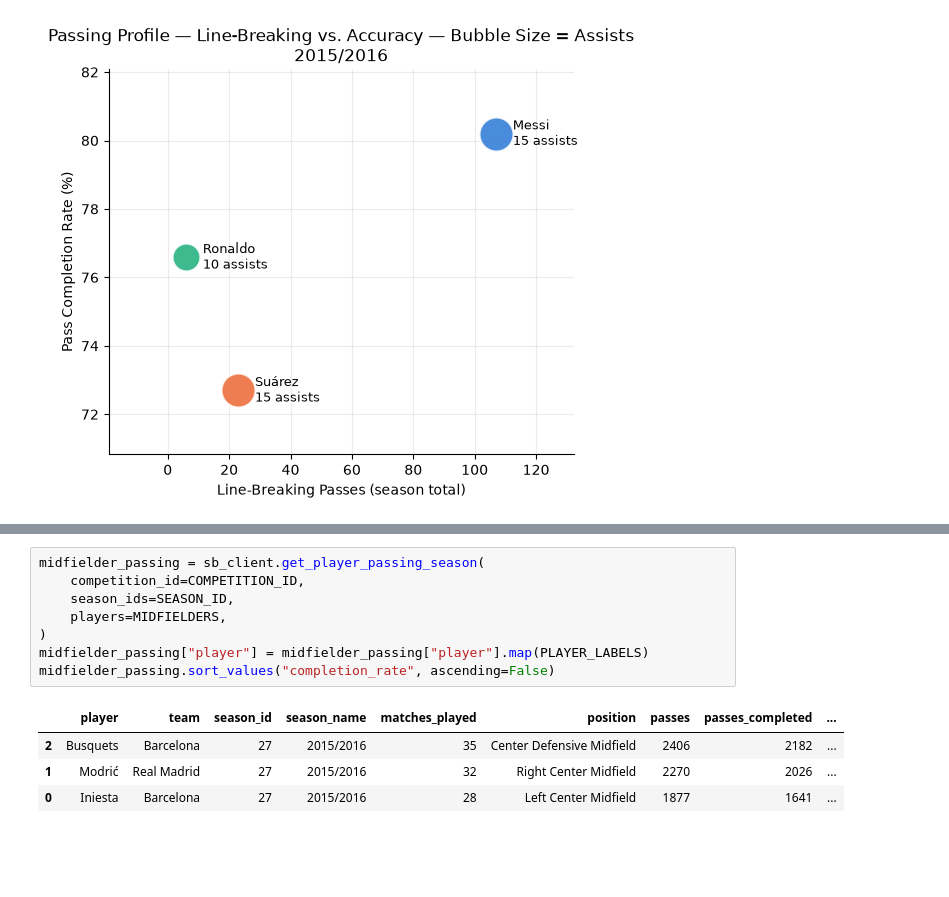
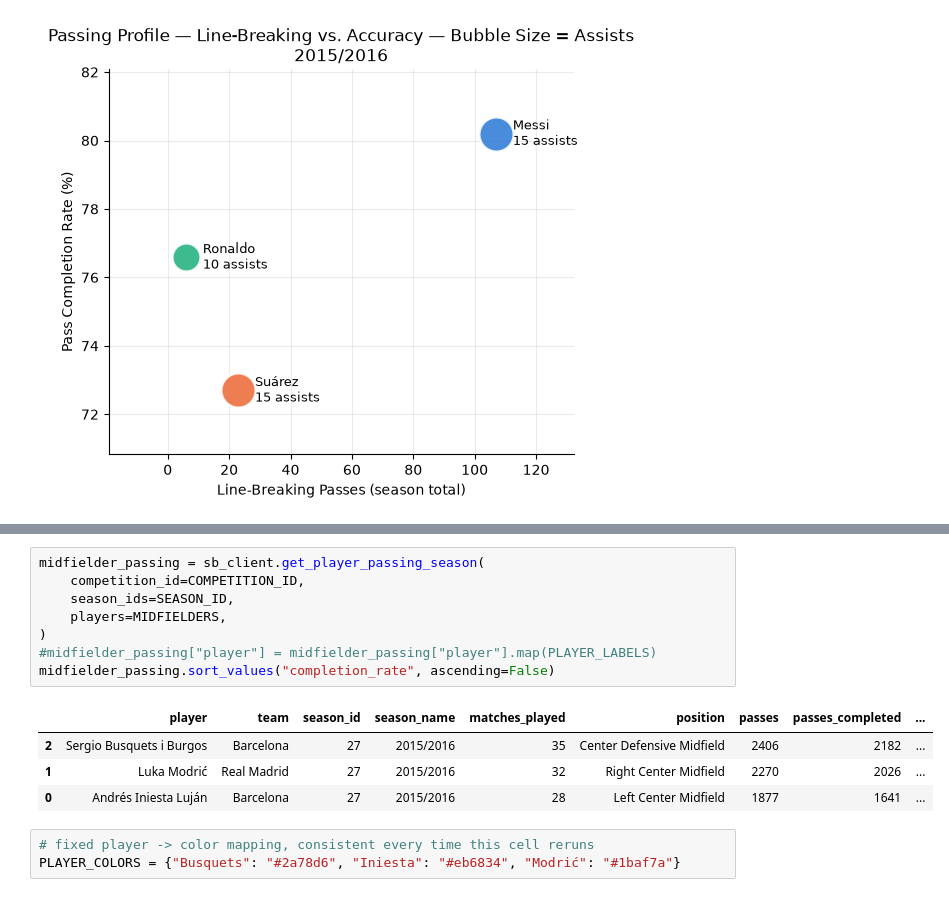
Before and after one commit to leventdusunceli/football_analytics, a Jupyter notebook: notebooks/football_analytics_demo.ipynb, the cells around one changed output, grey strips where cells are left out. Drawn from its saved outputs; the diff is of its cells as text; blank space fills up the shorter version.

```diff
--- a/notebooks/football_analytics_demo.ipynb
+++ b/notebooks/football_analytics_demo.ipynb
@@ -525,13 +544,16 @@ Passing and defensive contributions plus goal/assist stats across the season
 # %%
 midfielder_passing = sb_client.get_player_passing_season(
     competition_id=COMPETITION_ID,
     season_ids=SEASON_ID,
     players=MIDFIELDERS,
 )
-midfielder_passing["player"] = midfielder_passing["player"].map(PLAYER_LABELS)
+#midfielder_passing["player"] = midfielder_passing["player"].map(PLAYER_LABELS)
 midfielder_passing.sort_values("completion_rate", ascending=False)
 # %% [output]
 |  | player | team | season_id | season_name | matches_played | position | passes | passes_completed | ... |
-| 2 | Busquets | Barcelona | 27 | 2015/2016 | 35 | Center Defensive Midfield | 2406 | 2182 | ... |
-| 1 | Modrić | Real Madrid | 27 | 2015/2016 | 32 | Right Center Midfield | 2270 | 2026 | ... |
-| 0 | Iniesta | Barcelona | 27 | 2015/2016 | 28 | Left Center Midfield | 1877 | 1641 | ... |
+| 2 | Sergio Busquets i Burgos | Barcelona | 27 | 2015/2016 | 35 | Center Defensive Midfield | 2406 | 2182 | ... |
+| 1 | Luka Modrić | Real Madrid | 27 | 2015/2016 | 32 | Right Center Midfield | 2270 | 2026 | ... |
+| 0 | Andrés Iniesta Luján | Barcelona | 27 | 2015/2016 | 28 | Left Center Midfield | 1877 | 1641 | ... |
+# %%
+# fixed player -> color mapping, consistent every time this cell reruns
+PLAYER_COLORS = {"Busquets": "#2a78d6", "Iniesta": "#eb6834", "Modrić": "#1baf7a"}
```
Also changed, not shown: parts of 15 cells of this notebook.
